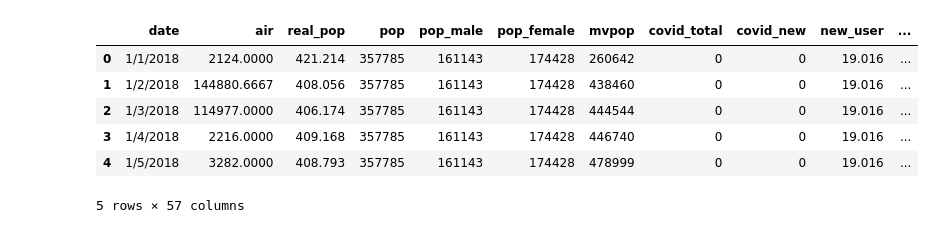
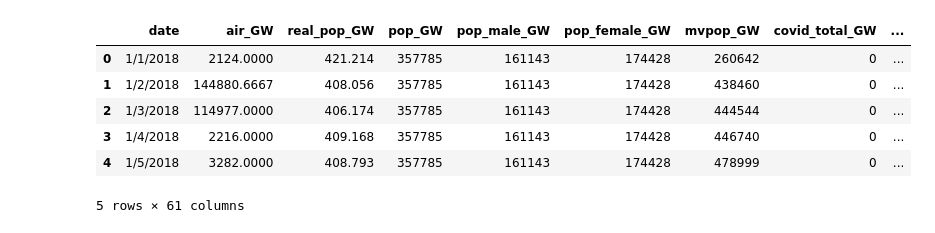
Before and after one commit to OnedayOneyeah/ImForSicksHeaven, a Jupyter notebook: models/prophet/test_model.ipynb, the cells around one changed output. Drawn from its saved outputs; the diff is of its cells as text; code cells hidden in the pictures.

```diff
--- a/models/prophet/test_model.ipynb
+++ b/models/prophet/test_model.ipynb
@@ -6,2 +10,2 @@ from prophet import Prophet
 # %%
-md=pd.read_csv("../../data/data_merged.csv", header=1)
+data=pd.read_csv("../../data/data_merged_with_train.csv", header=1).fillna(method='ffill').fillna(method='bfill')
@@ -10,10 +12,10 @@ train=pd.read_csv("../../data/train.csv")
 # %%
-md.head()
+data.head()
 # %% [output]
-|  | date | air | real_pop | pop | pop_male | pop_female | mvpop | covid_total | covid_new | new_user | ... |
-| 0 | 1/1/2018 | 2124.0000 | 421.214 | 357785 | 161143 | 174428 | 260642 | 0 | 0 | 19.016 | ... |
-| 1 | 1/2/2018 | 144880.6667 | 408.056 | 357785 | 161143 | 174428 | 438460 | 0 | 0 | 19.016 | ... |
-| 2 | 1/3/2018 | 114977.0000 | 406.174 | 357785 | 161143 | 174428 | 444544 | 0 | 0 | 19.016 | ... |
-| 3 | 1/4/2018 | 2216.0000 | 409.168 | 357785 | 161143 | 174428 | 446740 | 0 | 0 | 19.016 | ... |
-| 4 | 1/5/2018 | 3282.0000 | 408.793 | 357785 | 161143 | 174428 | 478999 | 0 | 0 | 19.016 | ... |
+|  | date | air_GW | real_pop_GW | pop_GW | pop_male_GW | pop_female_GW | mvpop_GW | covid_total_GW | ... |
+| 0 | 1/1/2018 | 2124.0000 | 421.214 | 357785 | 161143 | 174428 | 260642 | 0 | ... |
+| 1 | 1/2/2018 | 144880.6667 | 408.056 | 357785 | 161143 | 174428 | 438460 | 0 | ... |
+| 2 | 1/3/2018 | 114977.0000 | 406.174 | 357785 | 161143 | 174428 | 444544 | 0 | ... |
+| 3 | 1/4/2018 | 2216.0000 | 409.168 | 357785 | 161143 | 174428 | 446740 | 0 | ... |
+| 4 | 1/5/2018 | 3282.0000 | 408.793 | 357785 | 161143 | 174428 | 478999 | 0 | ... |
-5 rows × 57 columns
+5 rows × 61 columns
```
Also changed, not shown: parts of 19 cells of this notebook, 3 other files.
